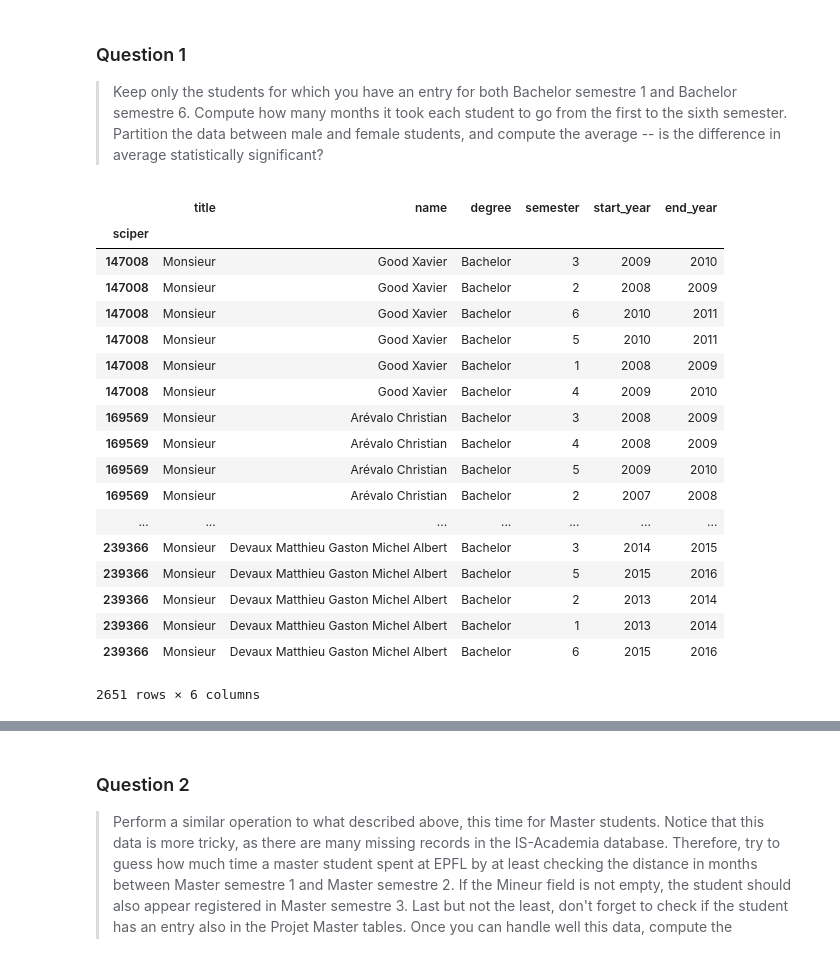
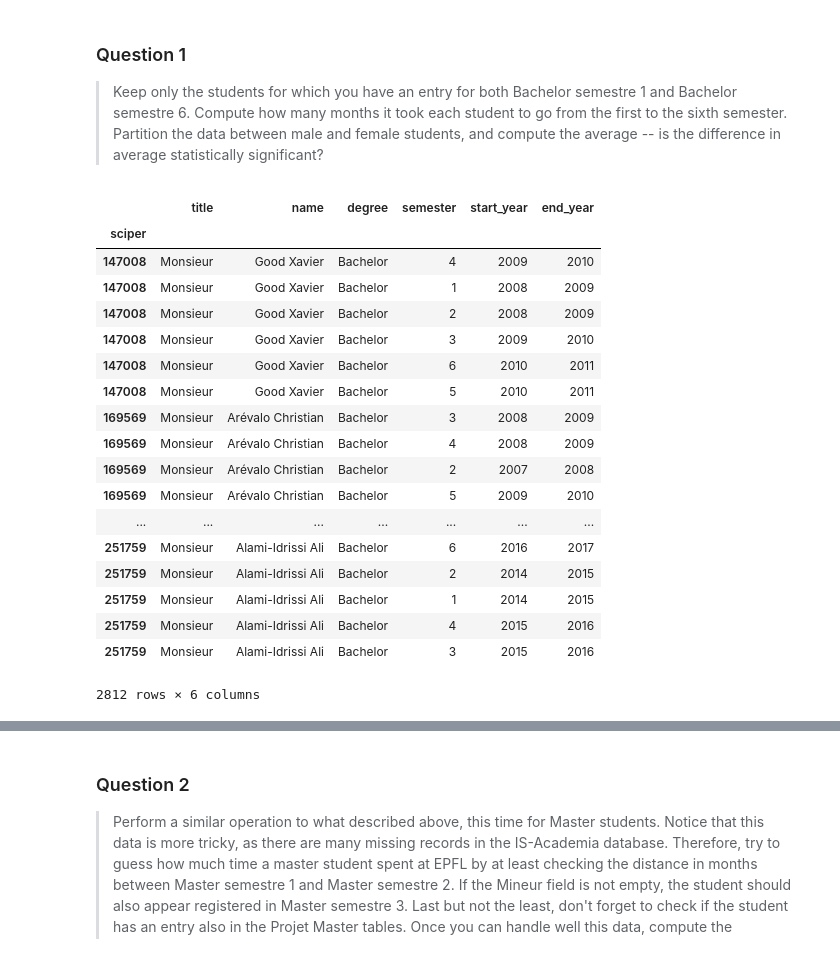
Before and after one commit to romac/ADAHomeworks, a Jupyter notebook: 02 - Data from the Web/Scraper.ipynb, the cells around one changed output, grey strips where cells are left out. Drawn from its saved outputs; the diff is of its cells as text; code cells hidden in the pictures.

```diff
--- a/02 - Data from the Web/Scraper.ipynb
+++ b/02 - Data from the Web/Scraper.ipynb
@@ -306,36 +306,36 @@ def load_bsc_data(data):
 bsc_data = load_bsc_data(students_data)
 # %%
 def filter_bsc_students(bsc_data):
-    bsc_data = bsc_data[bsc_data['degree'] == 'Bachelor']
+    bsc_students = bsc_data[bsc_data['degree'] == 'Bachelor']
     idx1 = set(bsc_students[bsc_students['semester'] == 1].set_index('sciper').index)
     idx6 = set(bsc_students[bsc_students['semester'] == 6].set_index('sciper').index)
 
     idx = idx1.intersection(idx6)
 
     return bsc_students[bsc_students['sciper'].isin(idx)].set_index('sciper').sort_index()
 
 bsc = filter_bsc_students(bsc_data)
 bsc
 # %% [output]
 |  | title | name | degree | semester | start_year | end_year |
 | sciper |  |  |  |  |  |  |
+| 147008 | Monsieur | Good Xavier | Bachelor | 4 | 2009 | 2010 |
+| 147008 | Monsieur | Good Xavier | Bachelor | 1 | 2008 | 2009 |
+| 147008 | Monsieur | Good Xavier | Bachelor | 2 | 2008 | 2009 |
 | 147008 | Monsieur | Good Xavier | Bachelor | 3 | 2009 | 2010 |
-| 147008 | Monsieur | Good Xavier | Bachelor | 2 | 2008 | 2009 |
 | 147008 | Monsieur | Good Xavier | Bachelor | 6 | 2010 | 2011 |
 | 147008 | Monsieur | Good Xavier | Bachelor | 5 | 2010 | 2011 |
-| 147008 | Monsieur | Good Xavier | Bachelor | 1 | 2008 | 2009 |
-| 147008 | Monsieur | Good Xavier | Bachelor | 4 | 2009 | 2010 |
 | 169569 | Monsieur | Arévalo Christian | Bachelor | 3 | 2008 | 2009 |
 | 169569 | Monsieur | Arévalo Christian | Bachelor | 4 | 2008 | 2009 |
+| 169569 | Monsieur | Arévalo Christian | Bachelor | 2 | 2007 | 2008 |
 | 169569 | Monsieur | Arévalo Christian | Bachelor | 5 | 2009 | 2010 |
-| 169569 | Monsieur | Arévalo Christian | Bachelor | 2 | 2007 | 2008 |
 | ... | ... | ... | ... | ... | ... | ... |
-| 239366 | Monsieur | Devaux Matthieu Gaston Michel Albert | Bachelor | 3 | 2014 | 2015 |
-| 239366 | Monsieur | Devaux Matthieu Gaston Michel Albert | Bachelor | 5 | 2015 | 2016 |
-| 239366 | Monsieur | Devaux Matthieu Gaston Michel Albert | Bachelor | 2 | 2013 | 2014 |
-| 239366 | Monsieur | Devaux Matthieu Gaston Michel Albert | Bachelor | 1 | 2013 | 2014 |
-| 239366 | Monsieur | Devaux Matthieu Gaston Michel Albert | Bachelor | 6 | 2015 | 2016 |
+| 251759 | Monsieur | Alami-Idrissi Ali | Bachelor | 6 | 2016 | 2017 |
+| 251759 | Monsieur | Alami-Idrissi Ali | Bachelor | 2 | 2014 | 2015 |
+| 251759 | Monsieur | Alami-Idrissi Ali | Bachelor | 1 | 2014 | 2015 |
+| 251759 | Monsieur | Alami-Idrissi Ali | Bachelor | 4 | 2015 | 2016 |
+| 251759 | Monsieur | Alami-Idrissi Ali | Bachelor | 3 | 2015 | 2016 |
-2651 rows × 6 columns
+2812 rows × 6 columns
 # %%
 def add_semesters_count(bsc):
     cols = ['sciper', 'semester']
```
Also changed, not shown: parts of 7 cells of this notebook.
